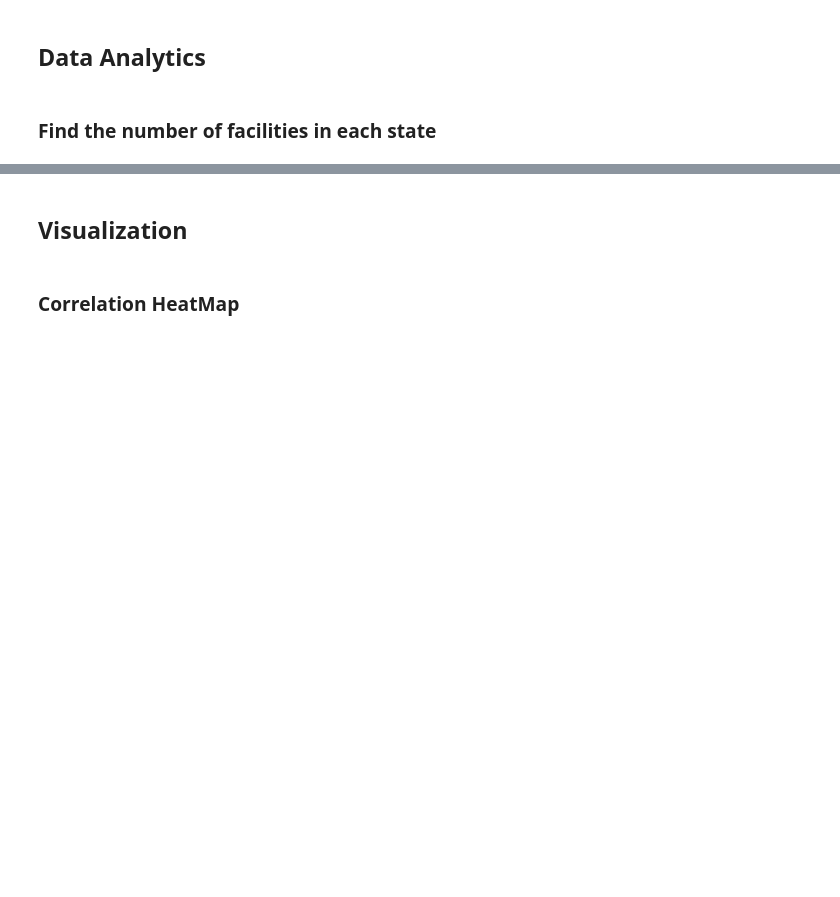
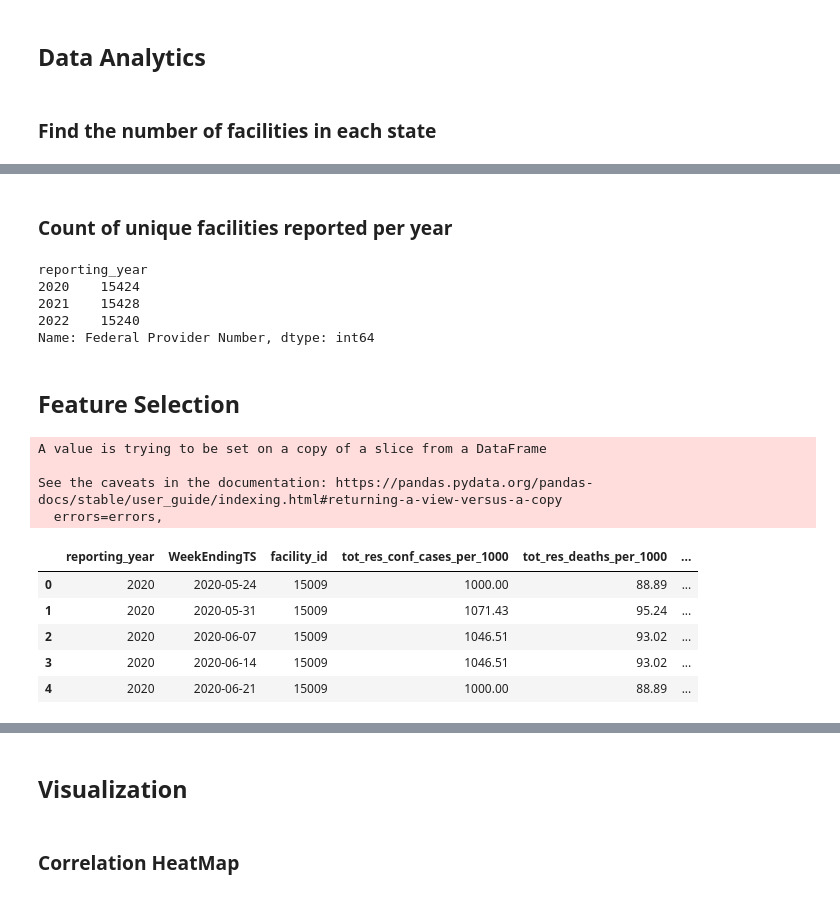
Before and after one commit to debanjansaha-git/Deb-NEU-DataAnalytics-Fall22, a Jupyter notebook: Nursing Home EDA.ipynb, the cells around one changed output, grey strips where cells are left out. Saved outputs shown, nothing was run; the diff lists cells and outputs as text; code cells hidden in the pictures; blank space fills up the shorter version.

Commit message:
Feature Selection added

```diff
--- a/Nursing Home EDA.ipynb
+++ b/Nursing Home EDA.ipynb
@@ -171,3 +240,15 @@ px.bar(sorted_fac_state, x='Col5', y='Col1', color='Col5',
 # sns.barplot(x='Col5', y='Col1', data=sorted_fac_state)
 # %% [output]
 [interactive output not drawn]
+# %% [markdown]
+### Count of unique facilities reported per year
+# %%
+raw_data.groupby('reporting_year')['Federal Provider Number'].nunique()
+# %% [output]
+reporting_year
+2020    15424
+2021    15428
+2022    15240
+Name: Federal Provider Number, dtype: int64
+# %% [markdown]
+## Feature Selection
@@ -173,0 +284,41 @@ px.bar(sorted_fac_state, x='Col5', y='Col1', color='Col5',
+# %%
+rename_cols = {
+    'Federal Provider Number': 'facility_id',
+    'Total Resident Confirmed COVID-19 Cases Per 1,000 Residents': 'tot_res_conf_cases_per_1000',
+    'Total Resident COVID-19 Deaths Per 1,000 Residents': 'tot_res_deaths_per_1000',
+    'Initial Confirmed COVID-19 Case This Week': 'init_conf_cases',
+    'Three or More Confirmed COVID-19 Cases This Week': 'wkly_conf_cases_threeplus',
+    'Weekly Resident Confirmed COVID-19 Cases Per 1,000 Residents': 'wkly_res_conf_cases_per_1000',
+    'Weekly Resident COVID-19 Deaths Per 1,000 Residents': 'wkly_res_deaths_per_1000',
+    'Number of All Beds': 'tot_num_beds',
+    'Total Number of Occupied Beds': 'tot_occu_beds',
+    'Number of Residents with a New Positive COVID-19 Test Result': 'num_res_new_cov',
+    'Number of Residents with New Influenza': 'num_res_new_flu',
+    'Number of Staff and/or Personnel with New Influenza': 'num_stf_flu',
+    'Number of Staff and/or Personnel with a New Positive COVID-19 Test Result': 'num_stf_new_cov',
+    'Residents Weekly Confirmed COVID-19': 'wkly_res_conf_cases',
+    'Residents Weekly Admissions COVID-19': 'wkly_res_admits',
+    'Residents Total Admissions COVID-19': 'tot_res_admits',
+    'Staff Weekly COVID-19 Deaths': 'skly_stf_deaths',
+    'Residents Total Confirmed COVID-19': 'res_tot_conf_cases',
+    'Residents Weekly All Deaths': 'wkly_tot_res_all_deaths',
+    'Residents Total All Deaths': 'tot_res_all_deaths',
+    'Residents Weekly COVID-19 Deaths': 'wkly_res_cov_deaths',
+    'Residents Total COVID-19 Deaths': 'tot_res_cov_deaths',
+    'Staff Weekly Confirmed COVID-19': 'wkly_stf_conf_cases',
+    'Staff Total Confirmed COVID-19': 'stf_conf_cov',
+    'Staff Total COVID-19 Deaths': 'tot_stf_cov_deaths'
+}
+selected_data.rename(columns=rename_cols, inplace=True)
+selected_data.head()
+# %% [output]
+A value is trying to be set on a copy of a slice from a DataFrame
+
+See the caveats in the documentation: https://pandas.pydata.org/pandas-docs/stable/user_guide/indexing.html#returning-a-view-versus-a-copy
+  errors=errors,
+|  | reporting_year | WeekEndingTS | facility_id | tot_res_conf_cases_per_1000 | tot_res_deaths_per_1000 | ... |
+| 0 | 2020 | 2020-05-24 | 15009 | 1000.00 | 88.89 | ... |
+| 1 | 2020 | 2020-05-31 | 15009 | 1071.43 | 95.24 | ... |
+| 2 | 2020 | 2020-06-07 | 15009 | 1046.51 | 93.02 | ... |
+| 3 | 2020 | 2020-06-14 | 15009 | 1046.51 | 93.02 | ... |
+| 4 | 2020 | 2020-06-21 | 15009 | 1000.00 | 88.89 | ... |
```
Also changed, not shown: parts of 13 cells of this notebook.
